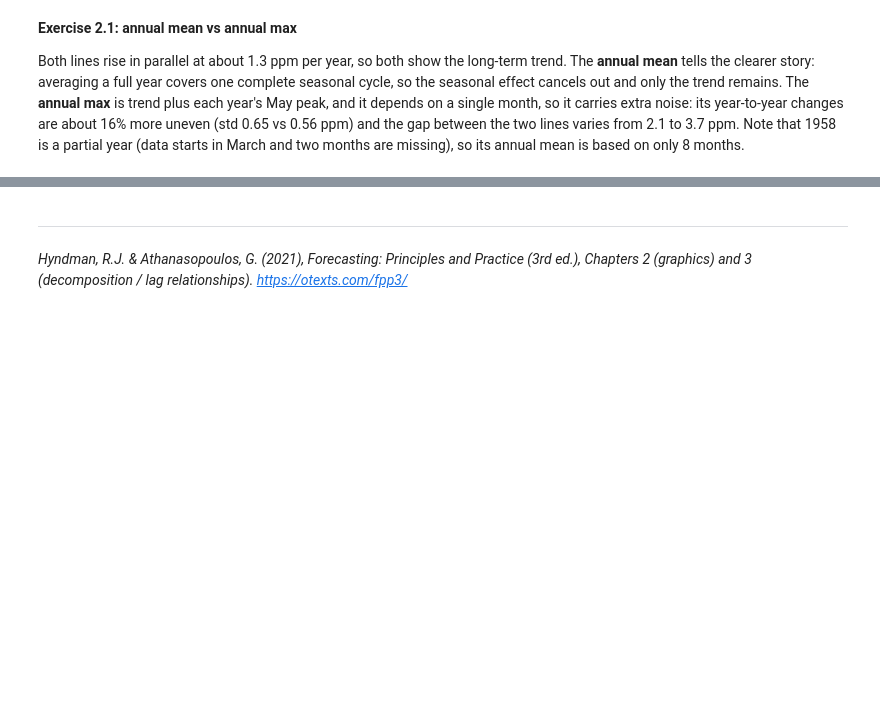
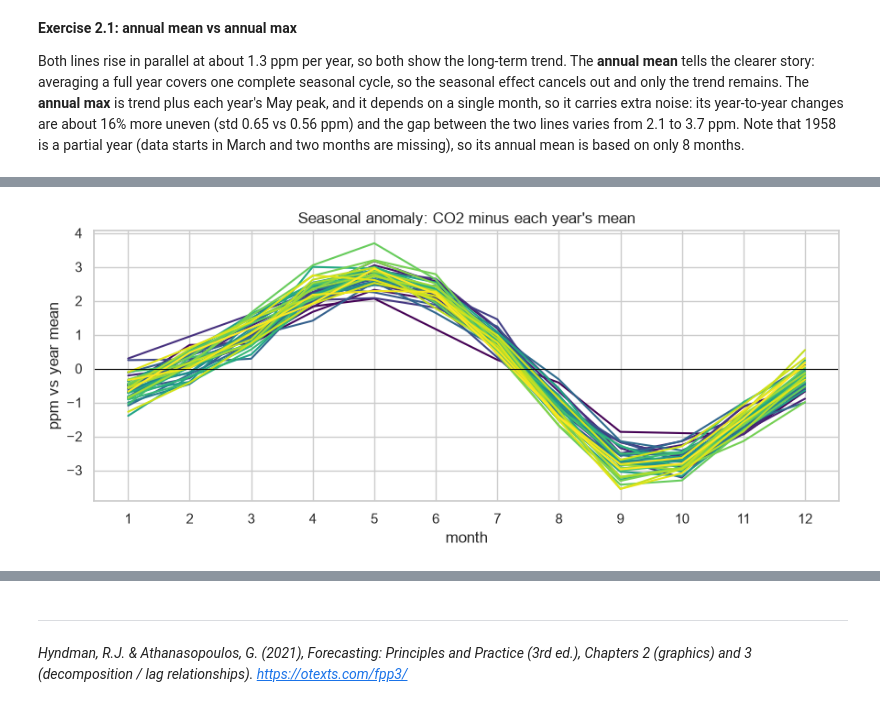
Before and after one commit to rouzbeh-enayatzadeh/ds-time-series-analysis, a Jupyter notebook: 02_eda_and_visualization.ipynb, the cells around one changed output, grey strips where cells are left out. Cells and saved outputs as stored; diff of their text form; code cells hidden in the pictures; blank space fills up the shorter version.

```diff
--- a/02_eda_and_visualization.ipynb
+++ b/02_eda_and_visualization.ipynb
@@ -314,0 +332,19 @@ Both lines rise in parallel at about 1.3 ppm per year, so both show the long-ter
+# %%
+co2_by_year["anomaly"] = (
+    co2_by_year["ppm"]
+    - co2_by_year.groupby("year")["ppm"].transform("mean")
+)
+
+fig, ax = plt.subplots(figsize=(9, 4))
+sns.lineplot(
+    data=co2_by_year, x="month", y="anomaly", hue="year",
+    palette="viridis", legend=False, ax=ax,
+)
+ax.axhline(0, color="black", linewidth=0.8)
+ax.set_title("Seasonal anomaly: CO2 minus each year's mean")
+ax.set_ylabel("ppm vs year mean")
+ax.set_xticks(range(1, 13))
+plt.tight_layout()
+plt.show()
+# %% [output]
+[figure, added]
```
Also changed, not shown: parts of 2 cells of this notebook.
